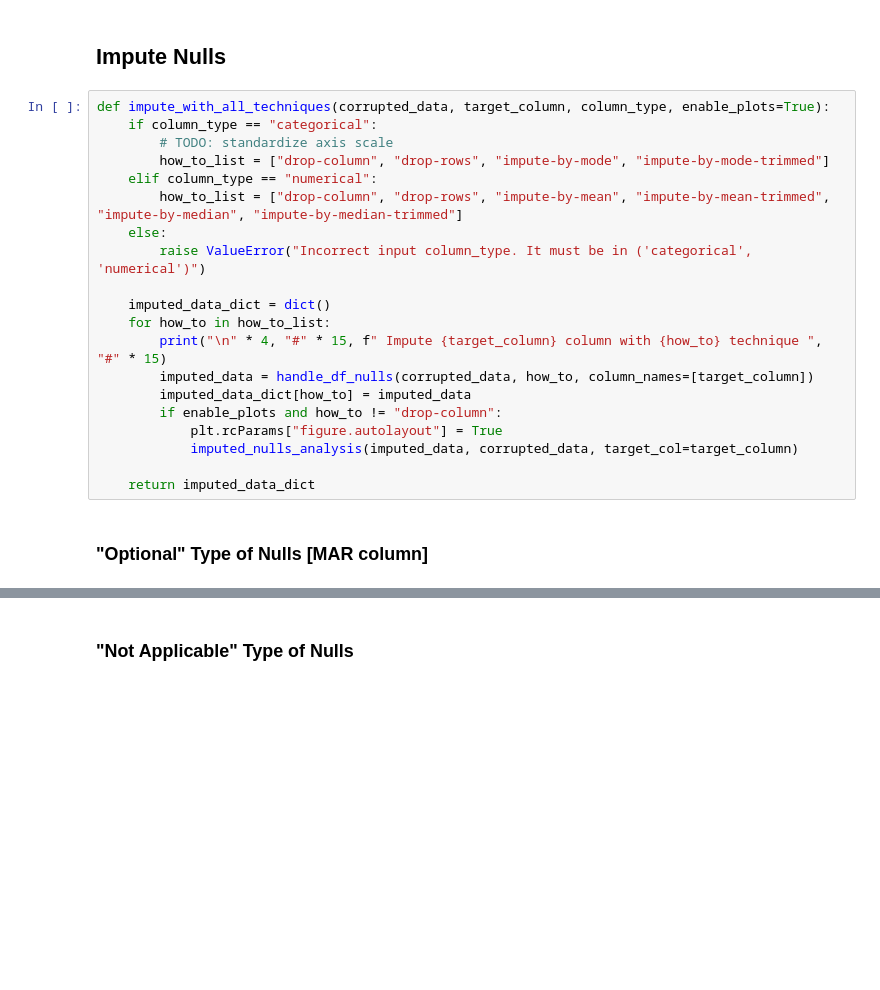
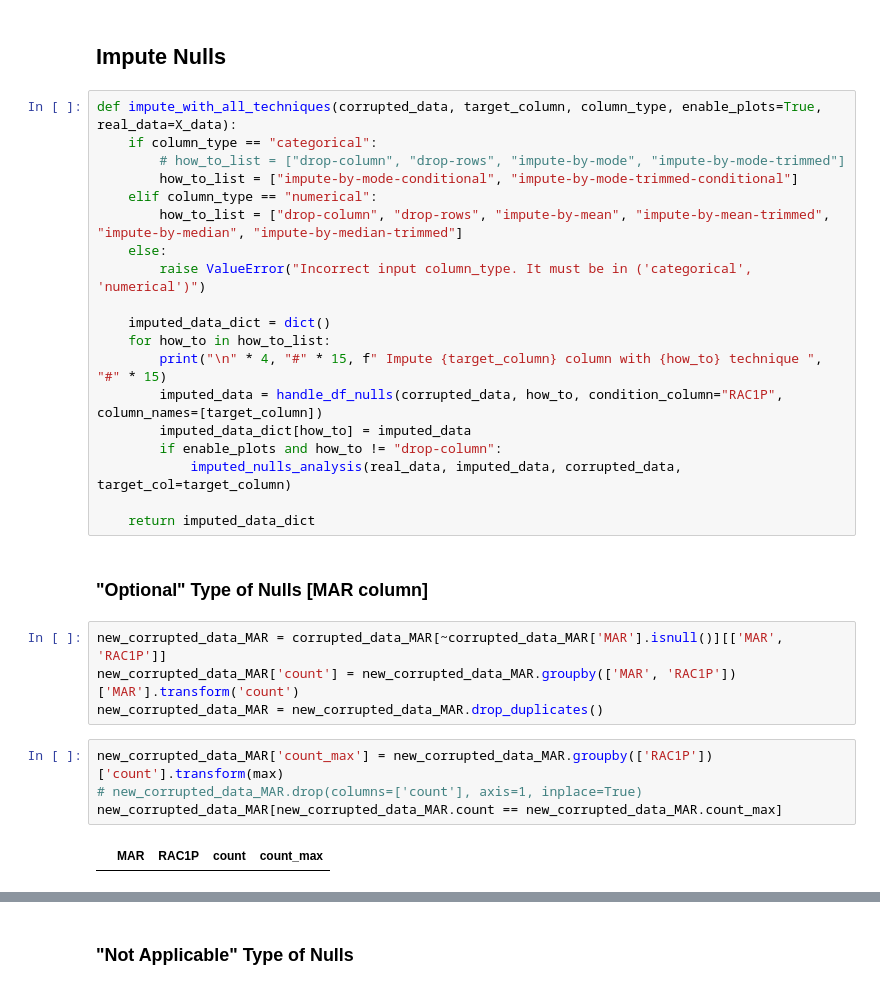
Before and after one commit to FalaahArifKhan/RAI-summer-stability, a Jupyter notebook: examples/Preprocessing_Techniques_Part1.ipynb, the cells around one changed output, grey strips where cells are left out. Drawn from its saved outputs; the diff is of its cells as text; blank space fills up the shorter version.

```diff
--- a/examples/Preprocessing_Techniques_Part1.ipynb
+++ b/examples/Preprocessing_Techniques_Part1.ipynb
@@ -256,10 +256,10 @@ corrupted_data_RAC1P = simulate_scenario(X_data, simulated_scenarios_dict['RAC1P
 # %% [markdown]
 ## Impute Nulls
 # %%
-def impute_with_all_techniques(corrupted_data, target_column, column_type, enable_plots=True):
+def impute_with_all_techniques(corrupted_data, target_column, column_type, enable_plots=True, real_data=X_data):
     if column_type == "categorical":
-        # TODO: standardize axis scale
-        how_to_list = ["drop-column", "drop-rows", "impute-by-mode", "impute-by-mode-trimmed"]
+        # how_to_list = ["drop-column", "drop-rows", "impute-by-mode", "impute-by-mode-trimmed"]
+        how_to_list = ["impute-by-mode-conditional", "impute-by-mode-trimmed-conditional"]
     elif column_type == "numerical":
         how_to_list = ["drop-column", "drop-rows", "impute-by-mean", "impute-by-mean-trimmed", "impute-by-median", "impute-by-median-trimmed"]
     else:
@@ -268,12 +268,21 @@ def impute_with_all_techniques(corrupted_data, target_column, column_type, enabl
     imputed_data_dict = dict()
     for how_to in how_to_list:
         print("\n" * 4, "#" * 15, f" Impute {target_column} column with {how_to} technique ", "#" * 15)
-        imputed_data = handle_df_nulls(corrupted_data, how_to, column_names=[target_column])
+        imputed_data = handle_df_nulls(corrupted_data, how_to, condition_column="RAC1P", column_names=[target_column])
         imputed_data_dict[how_to] = imputed_data
         if enable_plots and how_to != "drop-column":
-            plt.rcParams["figure.autolayout"] = True
-            imputed_nulls_analysis(imputed_data, corrupted_data, target_col=target_column)
+            imputed_nulls_analysis(real_data, imputed_data, corrupted_data, target_col=target_column)
 
     return imputed_data_dict
 # %% [markdown]
 ### "Optional" Type of Nulls [MAR column]
+# %%
+new_corrupted_data_MAR = corrupted_data_MAR[~corrupted_data_MAR['MAR'].isnull()][['MAR', 'RAC1P']]
+new_corrupted_data_MAR['count'] = new_corrupted_data_MAR.groupby(['MAR', 'RAC1P'])['MAR'].transform('count')
+new_corrupted_data_MAR = new_corrupted_data_MAR.drop_duplicates()
+# %%
+new_corrupted_data_MAR['count_max'] = new_corrupted_data_MAR.groupby(['RAC1P'])['count'].transform(max)
+# new_corrupted_data_MAR.drop(columns=['count'], axis=1, inplace=True)
+new_corrupted_data_MAR[new_corrupted_data_MAR.count == new_corrupted_data_MAR.count_max]
+# %% [output]
+|  | MAR | RAC1P | count | count_max |
```
Also changed, not shown: parts of 10 cells of this notebook, 2 other files.
